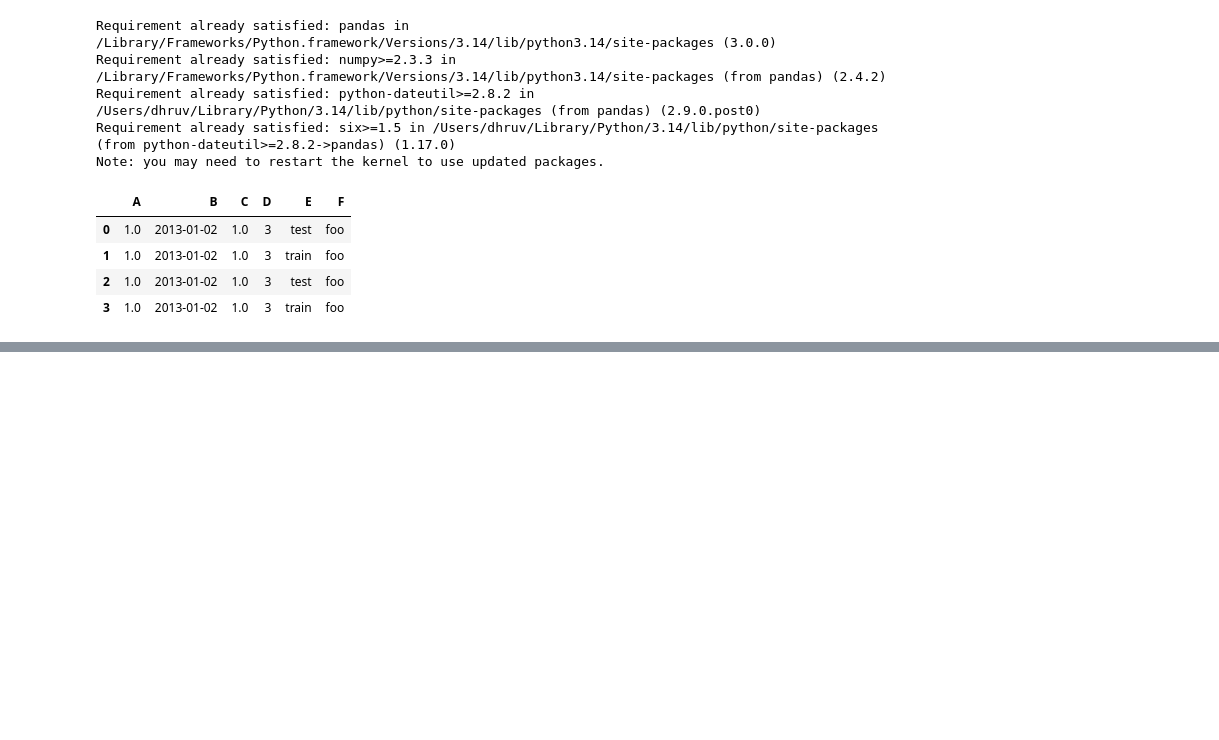
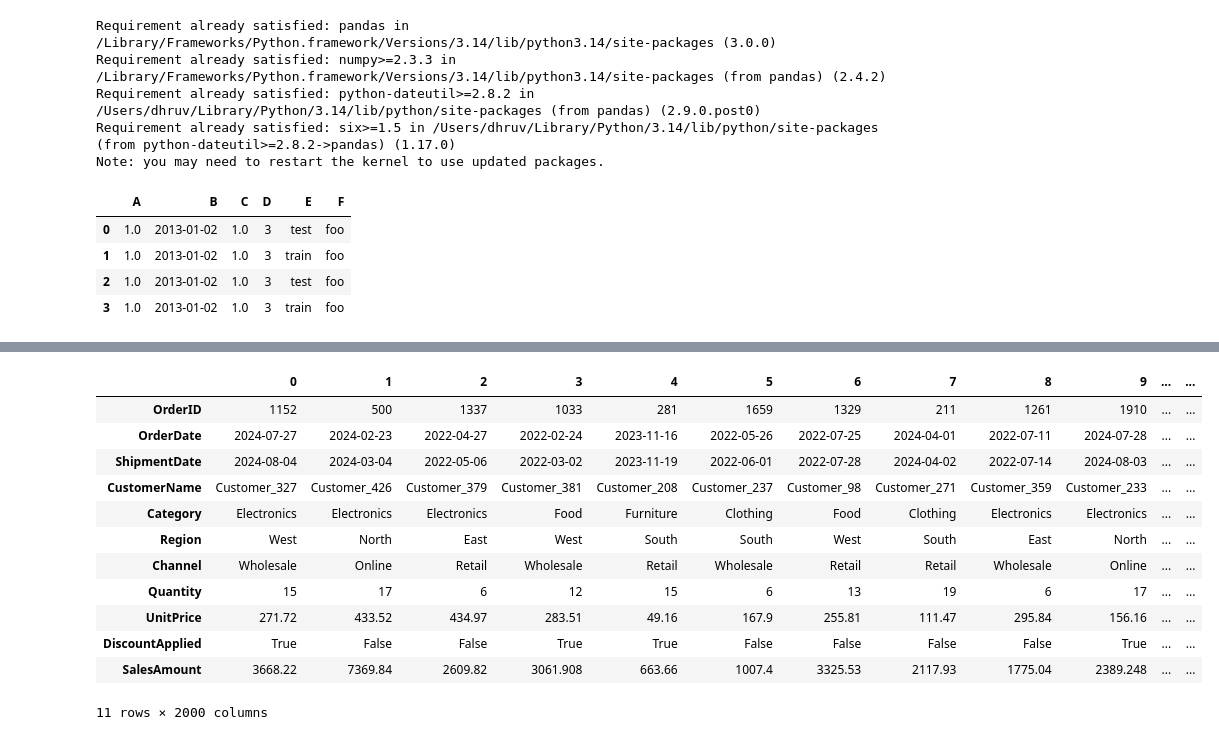
Before and after one commit to datasciencekibaatein/Batch-84, a Jupyter notebook: pandas-lectures/1-intro.ipynb, the cells around one changed output, grey strips where cells are left out. Drawn from its saved outputs; the diff is of its cells as text; code cells hidden in the pictures; blank space fills up the shorter version.

```diff
--- a/pandas-lectures/1-intro.ipynb
+++ b/pandas-lectures/1-intro.ipynb
@@ -30,0 +151,16 @@ df2
+# %%
+data.T
+# %% [output]
+|  | 0 | 1 | 2 | 3 | 4 | 5 | 6 | 7 | 8 | 9 | ... | ... |
+| OrderID | 1152 | 500 | 1337 | 1033 | 281 | 1659 | 1329 | 211 | 1261 | 1910 | ... | ... |
+| OrderDate | 2024-07-27 | 2024-02-23 | 2022-04-27 | 2022-02-24 | 2023-11-16 | 2022-05-26 | 2022-07-25 | 2024-04-01 | 2022-07-11 | 2024-07-28 | ... | ... |
+| ShipmentDate | 2024-08-04 | 2024-03-04 | 2022-05-06 | 2022-03-02 | 2023-11-19 | 2022-06-01 | 2022-07-28 | 2024-04-02 | 2022-07-14 | 2024-08-03 | ... | ... |
+| CustomerName | Customer_327 | Customer_426 | Customer_379 | Customer_381 | Customer_208 | Customer_237 | Customer_98 | Customer_271 | Customer_359 | Customer_233 | ... | ... |
+| Category | Electronics | Electronics | Electronics | Food | Furniture | Clothing | Food | Clothing | Electronics | Electronics | ... | ... |
+| Region | West | North | East | West | South | South | West | South | East | North | ... | ... |
+| Channel | Wholesale | Online | Retail | Wholesale | Retail | Wholesale | Retail | Retail | Wholesale | Online | ... | ... |
+| Quantity | 15 | 17 | 6 | 12 | 15 | 6 | 13 | 19 | 6 | 17 | ... | ... |
+| UnitPrice | 271.72 | 433.52 | 434.97 | 283.51 | 49.16 | 167.9 | 255.81 | 111.47 | 295.84 | 156.16 | ... | ... |
+| DiscountApplied | True | False | False | True | True | False | False | False | False | True | ... | ... |
+| SalesAmount | 3668.22 | 7369.84 | 2609.82 | 3061.908 | 663.66 | 1007.4 | 3325.53 | 2117.93 | 1775.04 | 2389.248 | ... | ... |
+11 rows × 2000 columns
```
Also changed, not shown: parts of 35 cells of this notebook, 6 other files.
